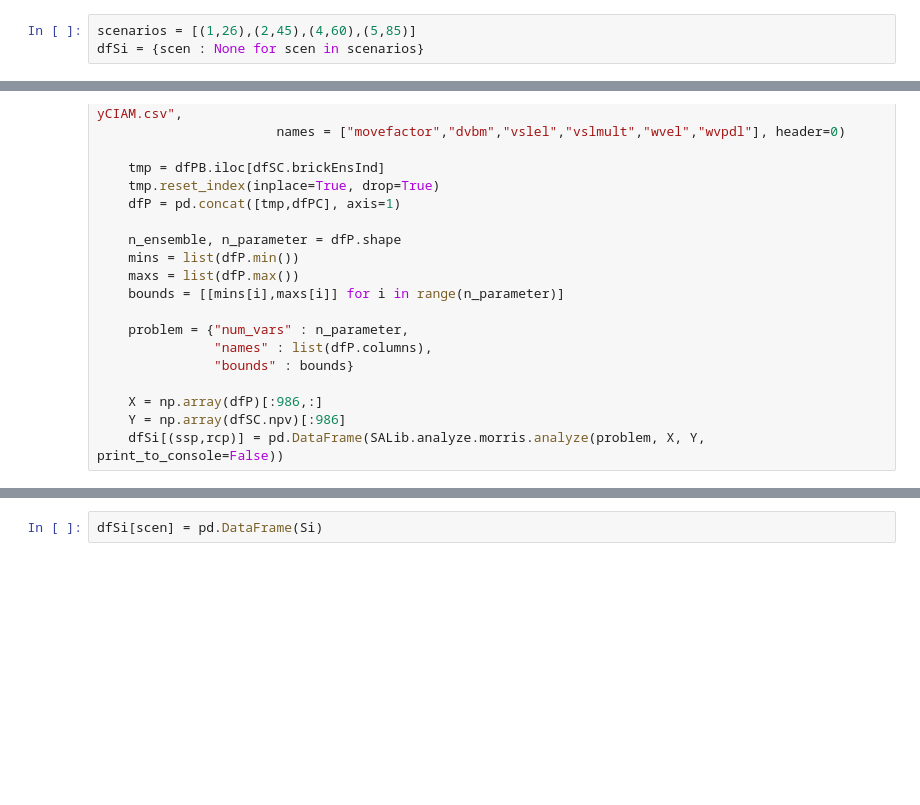
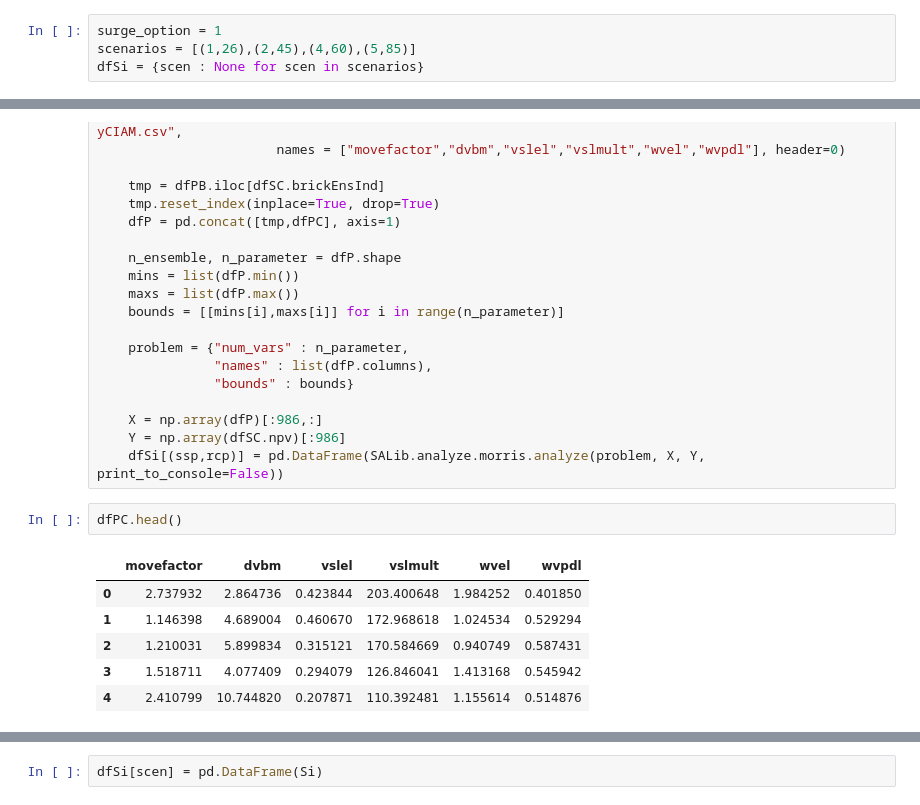
Before and after one commit to raddleverse/CIAM_uncertainty_propagation, a Jupyter notebook: work_uncertainty_propagation/sensitivity_analysis.ipynb, the cells around one changed output, grey strips where cells are left out. Drawn from its saved outputs; the diff is of its cells as text; blank space fills up the shorter version.

```diff
--- a/work_uncertainty_propagation/sensitivity_analysis.ipynb
+++ b/work_uncertainty_propagation/sensitivity_analysis.ipynb
@@ -28,6 +28,7 @@ dfPB = pd.read_csv(brickdir)
 # %% [markdown]
 SSP-RCP scenarios and a dictionary to hold the sensitivity results from Method of Morris:
 # %%
+surge_option = 1
 scenarios = [(1,26),(2,45),(4,60),(5,85)]
 dfSi = {scen : None for scen in scenarios}
 # %% [markdown]
@@ -56,3 +57,12 @@ for (ssp, rcp) in scenarios:
     X = np.array(dfP)[:986,:]
     Y = np.array(dfSC.npv)[:986]
     dfSi[(ssp,rcp)] = pd.DataFrame(SALib.analyze.morris.analyze(problem, X, Y, print_to_console=False))
+# %%
+dfPC.head()
+# %% [output]
+|  | movefactor | dvbm | vslel | vslmult | wvel | wvpdl |
+| 0 | 2.737932 | 2.864736 | 0.423844 | 203.400648 | 1.984252 | 0.401850 |
+| 1 | 1.146398 | 4.689004 | 0.460670 | 172.968618 | 1.024534 | 0.529294 |
+| 2 | 1.210031 | 5.899834 | 0.315121 | 170.584669 | 0.940749 | 0.587431 |
+| 3 | 1.518711 | 4.077409 | 0.294079 | 126.846041 | 1.413168 | 0.545942 |
+| 4 | 2.410799 | 10.744820 | 0.207871 | 110.392481 | 1.155614 | 0.514876 |
```
Also changed, not shown: parts of 2 cells of this notebook, 1 other file.
